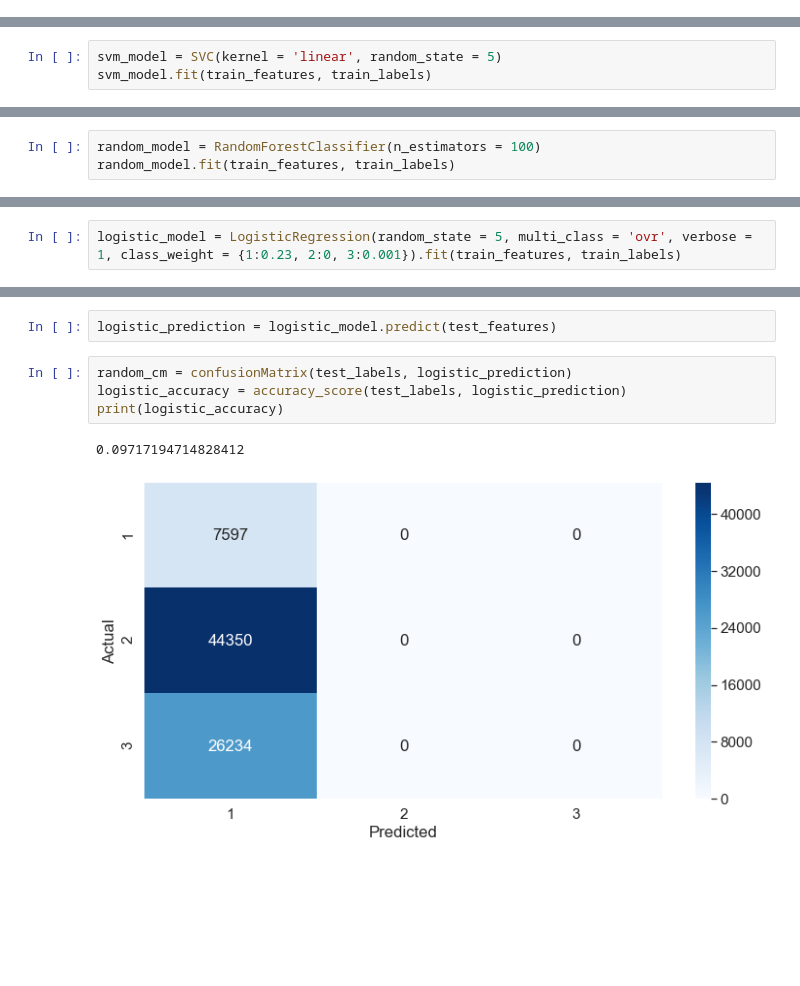
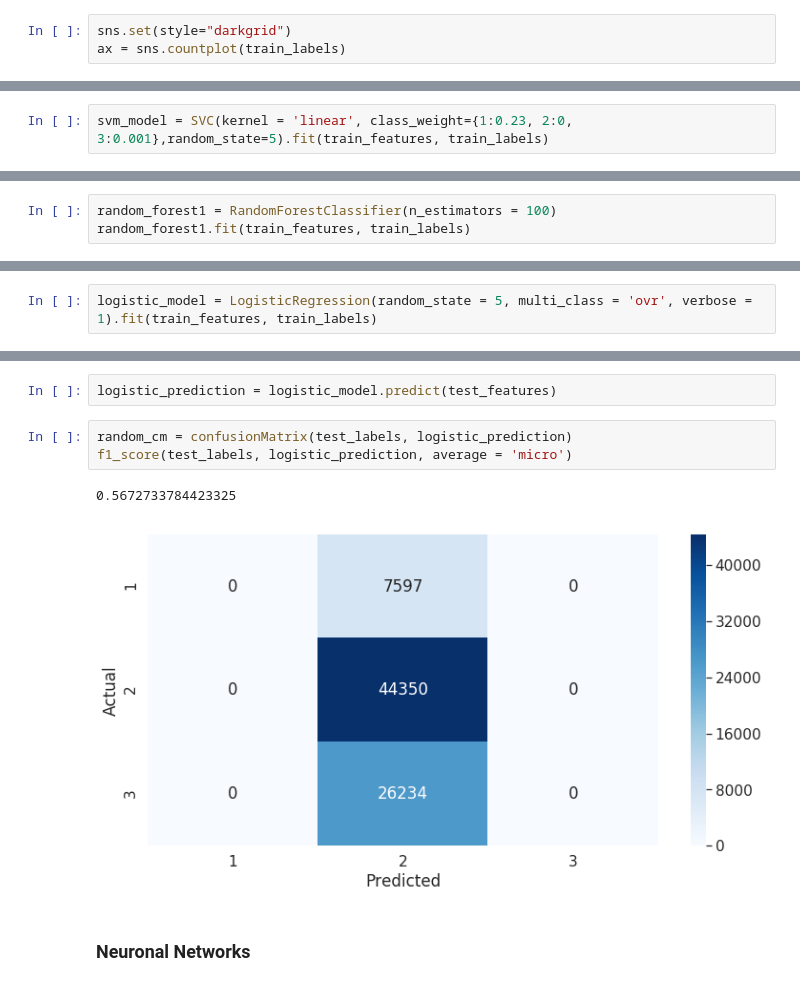
Before and after one commit to belulali/earthquake, a Jupyter notebook: Earthquake.ipynb, the cells around one changed output, grey strips where cells are left out. Saved outputs shown, nothing was run; the diff lists cells and outputs as text; blank space fills up the shorter version.

```diff
--- a/Earthquake.ipynb
+++ b/Earthquake.ipynb
@@ -125,0 +74,3 @@ def confusionMatrix(y_test, y_pred):
+# %%
+sns.set(style="darkgrid")
+ax = sns.countplot(train_labels)
@@ -133,5 +101,4 @@ from sklearn.linear_model import LogisticRegression
 # %% [markdown]
 ### SVM
 # %%
-svm_model = SVC(kernel = 'linear', random_state = 5)
-svm_model.fit(train_features, train_labels)
+svm_model = SVC(kernel = 'linear', class_weight={1:0.23, 2:0, 3:0.001},random_state=5).fit(train_features, train_labels)
@@ -153,6 +115,6 @@ print(accuracy)
 # %% [markdown]
 ### Random Forest
 # %%
-random_model = RandomForestClassifier(n_estimators = 100)
-random_model.fit(train_features, train_labels)
+random_forest1 = RandomForestClassifier(n_estimators = 100)
+random_forest1.fit(train_features, train_labels)
 # %% [output]
@@ -195,3 +138,3 @@ print(sum(train_labels))
 # %%
-logistic_model = LogisticRegression(random_state = 5, multi_class = 'ovr', verbose = 1, class_weight = {1:0.23, 2:0, 3:0.001}).fit(train_features, train_labels)
+logistic_model = LogisticRegression(random_state = 5, multi_class = 'ovr', verbose = 1).fit(train_features, train_labels)
 # %% [output]
@@ -201,8 +143,9 @@ logistic_model = LogisticRegression(random_state = 5, multi_class = 'ovr', verbo
 logistic_prediction = logistic_model.predict(test_features)
 # %%
 random_cm = confusionMatrix(test_labels, logistic_prediction)
-logistic_accuracy = accuracy_score(test_labels, logistic_prediction)
-print(logistic_accuracy)
+f1_score(test_labels, logistic_prediction, average = 'micro')
 # %% [output]
-0.09717194714828412
+0.5672733784423325
-[figure, old version]
+[figure, new version]
+# %% [markdown]
+### Neuronal Networks
```
Also changed, not shown: parts of 36 cells of this notebook.
